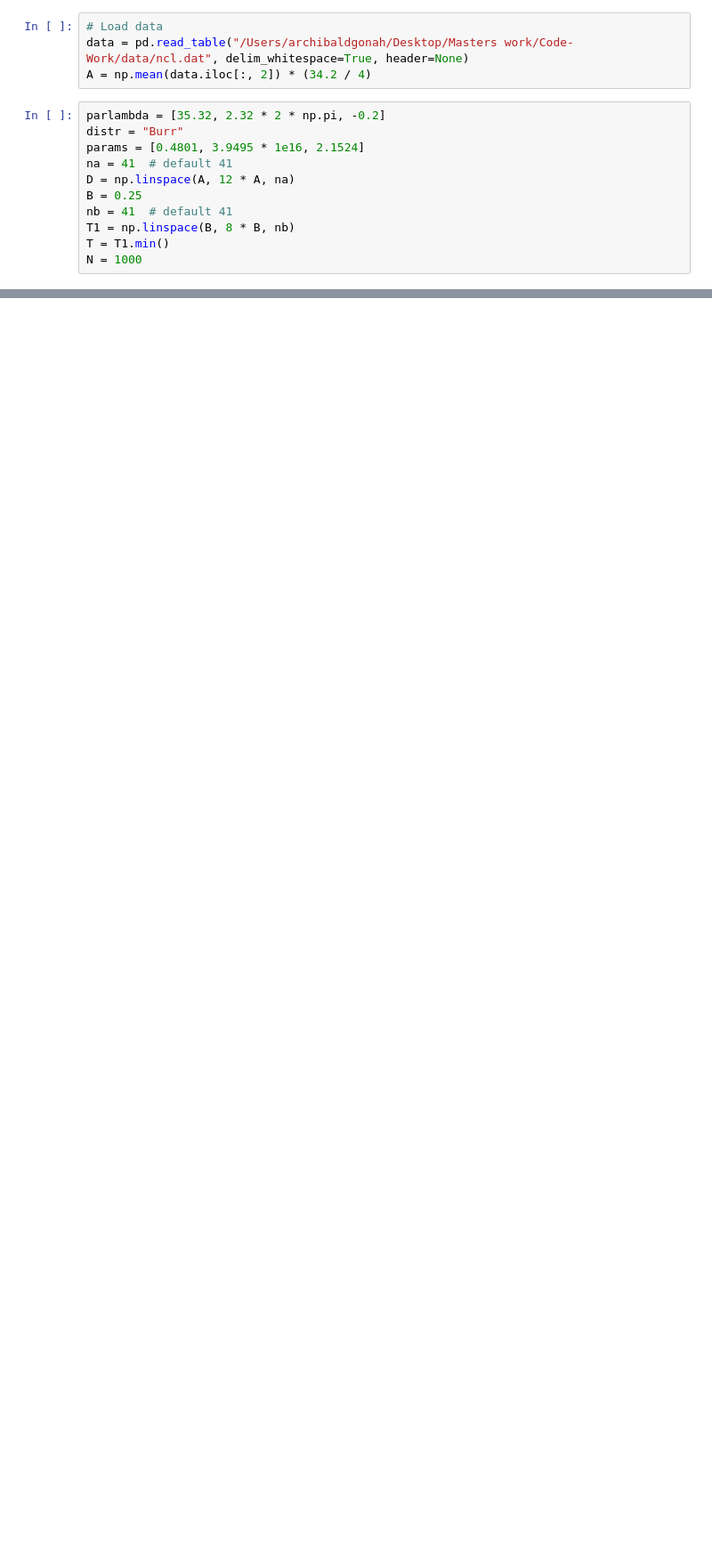
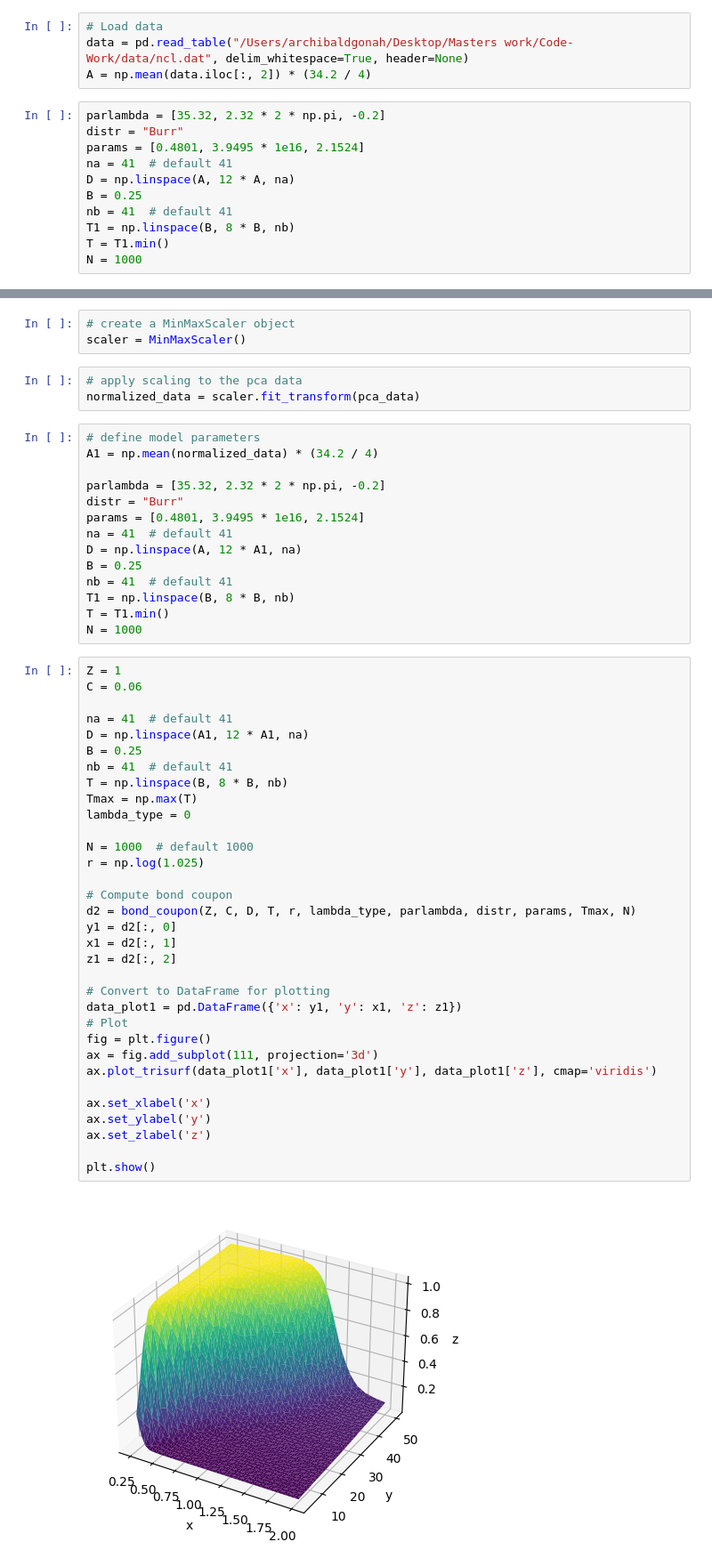
Before and after one commit to massey007/Code-Work, a Jupyter notebook: Code/BondPrice breakdown/Sim_nhpp_alp.ipynb, the cells around one changed output, grey strips where cells are left out. Shown at 89% size. Cells and saved outputs as stored; diff of their text form; blank space fills up the shorter version.

```diff
--- a/Code/BondPrice breakdown/Sim_nhpp_alp.ipynb
+++ b/Code/BondPrice breakdown/Sim_nhpp_alp.ipynb
@@ -284,0 +320,55 @@ array([0.25, 0.25, 0.25, ..., 2.  , 2.  , 2.  ])
+# %%
+# create a MinMaxScaler object
+scaler = MinMaxScaler()
+# %%
+# apply scaling to the pca data
+normalized_data = scaler.fit_transform(pca_data)
+# %%
+# define model parameters
+A1 = np.mean(normalized_data) * (34.2 / 4)
+
+parlambda = [35.32, 2.32 * 2 * np.pi, -0.2]
+distr = "Burr"
+params = [0.4801, 3.9495 * 1e16, 2.1524]
+na = 41  # default 41
+D = np.linspace(A, 12 * A1, na)
+B = 0.25
+nb = 41  # default 41
+T1 = np.linspace(B, 8 * B, nb)
+T = T1.min()
+N = 1000
+# %%
+Z = 1
+C = 0.06
+
+na = 41  # default 41
+D = np.linspace(A1, 12 * A1, na)
+B = 0.25
+nb = 41  # default 41
+T = np.linspace(B, 8 * B, nb)
+Tmax = np.max(T)
+lambda_type = 0
+
+N = 1000  # default 1000
+r = np.log(1.025)
+
+# Compute bond coupon
+d2 = bond_coupon(Z, C, D, T, r, lambda_type, parlambda, distr, params, Tmax, N)
+y1 = d2[:, 0]
+x1 = d2[:, 1]
+z1 = d2[:, 2]
+
+# Convert to DataFrame for plotting
+data_plot1 = pd.DataFrame({'x': y1, 'y': x1, 'z': z1})
+# Plot
+fig = plt.figure()
+ax = fig.add_subplot(111, projection='3d')
+ax.plot_trisurf(data_plot1['x'], data_plot1['y'], data_plot1['z'], cmap='viridis')
+
+ax.set_xlabel('x')
+ax.set_ylabel('y')
+ax.set_zlabel('z')
+
+plt.show()
+# %% [output]
+[figure, added]
```
Also changed, not shown: parts of 9 cells of this notebook, 3 other files.
